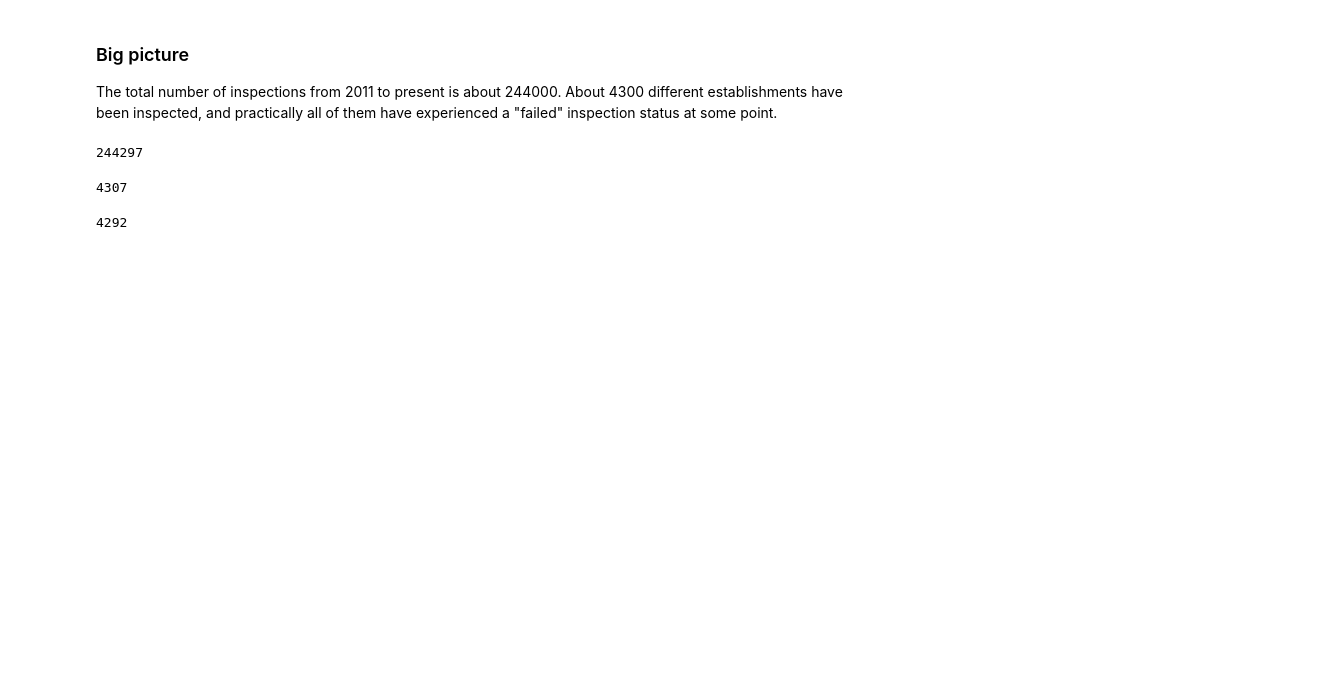
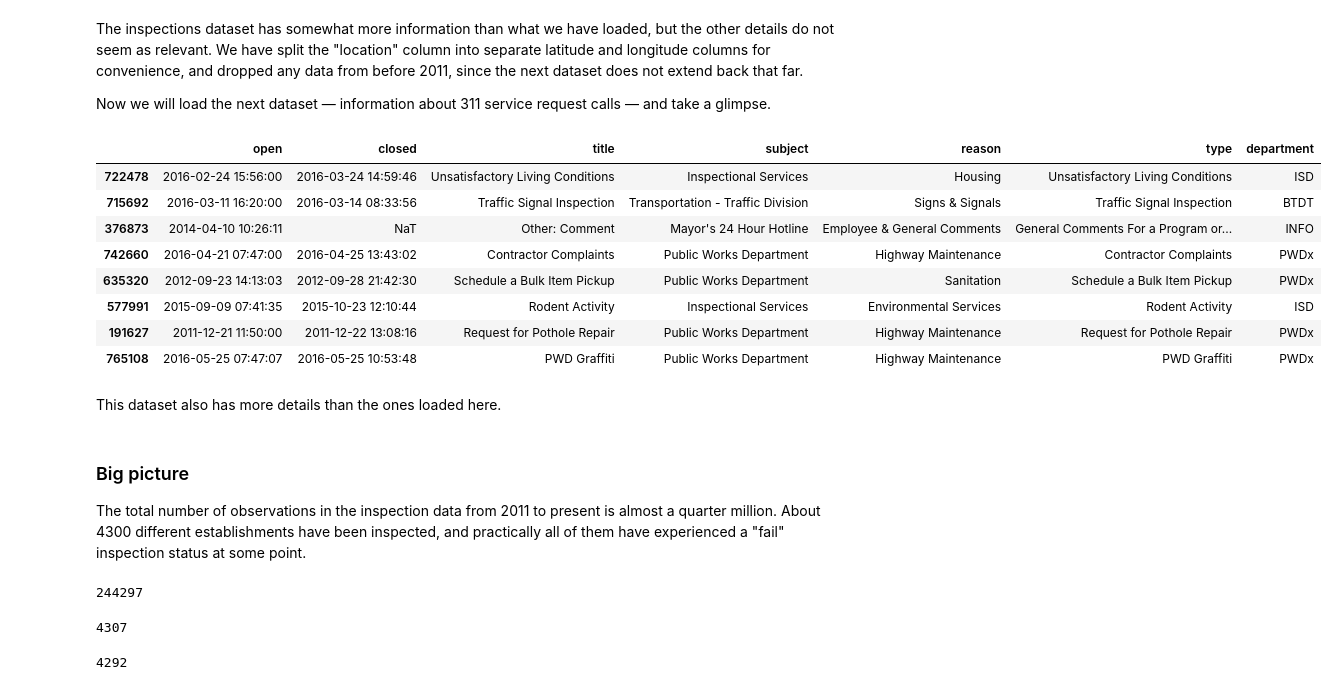
Before and after one commit to roywright/springboard, a Jupyter notebook: capstone/datastory.ipynb, the cells around one changed output. Drawn from its saved outputs; the diff is of its cells as text; code cells hidden in the pictures; blank space fills up the shorter version.

```diff
--- a/capstone/datastory.ipynb
+++ b/capstone/datastory.ipynb
@@ -30,20 +59,46 @@ inspections = inspections[inspections.violation_date >= '2011-01-01 00:00:00']
+# %% [markdown]
+The inspections dataset has somewhat more information than what we have loaded, but the other details do not seem as relevant. We have split the "location" column into separate latitude and longitude columns for convenience, and dropped any data from before 2011, since the next dataset does not extend back that far.
+
+Now we will load the next dataset &mdash; information about 311 service request calls &mdash; and take a glimpse.
 # %%
 services = pd.read_csv(
     'data/311__Service_Requests.csv',
     usecols = [
        'OPEN_DT', 'CLOSED_DT', 'CASE_STATUS', 'CLOSURE_REASON', 'CASE_TITLE', 'SUBJECT', 'REASON',
        'TYPE', 'Department', 'LATITUDE', 'LONGITUDE'
     ],
     parse_dates=['OPEN_DT', 'CLOSED_DT'],
     infer_datetime_format = True
 )
 services.columns = [
-       'open', 'closed', 'status', 'closure', 'title', 'subject', 'reason',
-       'type', 'department', 'latitude', 'longitude'
+    'open',         # date the complaint was registered
+    'closed',       # date the complaint was resolved
+    'status',       # open or closed
+    'closure',      # details of how the complaint was closed (NaN if open)
+    'title',        # description of the issue
+    'subject',      # category of the issue (e.g. public works, civil rights, animal control, etc.)
+    'reason',       # more specific category (often very similar to the "title")
+    'type',         # usually identical to the "title"
+    'department',   # usually an abbreviation of the "subject"
+    'latitude',
+    'longitude'
 ]
+services.sample(8)[['open', 'closed', 'title', 'subject', 'reason', 'type', 'department']]
+# %% [output]
+|  | open | closed | title | subject | reason | type | department |
+| 722478 | 2016-02-24 15:56:00 | 2016-03-24 14:59:46 | Unsatisfactory Living Conditions | Inspectional Services | Housing | Unsatisfactory Living Conditions | ISD |
+| 715692 | 2016-03-11 16:20:00 | 2016-03-14 08:33:56 | Traffic Signal Inspection | Transportation - Traffic Division | Signs & Signals | Traffic Signal Inspection | BTDT |
+| 376873 | 2014-04-10 10:26:11 | NaT | Other: Comment | Mayor's 24 Hour Hotline | Employee & General Comments | General Comments For a Program or... | INFO |
+| 742660 | 2016-04-21 07:47:00 | 2016-04-25 13:43:02 | Contractor Complaints | Public Works Department | Highway Maintenance | Contractor Complaints | PWDx |
+| 635320 | 2012-09-23 14:13:03 | 2012-09-28 21:42:30 | Schedule a Bulk Item Pickup | Public Works Department | Sanitation | Schedule a Bulk Item Pickup | PWDx |
+| 577991 | 2015-09-09 07:41:35 | 2015-10-23 12:10:44 | Rodent Activity | Inspectional Services | Environmental Services | Rodent Activity | ISD |
+| 191627 | 2011-12-21 11:50:00 | 2011-12-22 13:08:16 | Request for Pothole Repair | Public Works Department | Highway Maintenance | Request for Pothole Repair | PWDx |
+| 765108 | 2016-05-25 07:47:07 | 2016-05-25 10:53:48 | PWD Graffiti | Public Works Department | Highway Maintenance | PWD Graffiti | PWDx |
+# %% [markdown]
+This dataset also has more details than the ones loaded here.
 # %% [markdown]
 ### Big picture
-The total number of inspections from 2011 to present is about 244000. About 4300 different establishments have been inspected, and practically all of them have experienced a "failed" inspection status at some point.
+The total number of observations in the inspection data from 2011 to present is almost a quarter million. About 4300 different establishments have been inspected, and practically all of them have experienced a "fail" inspection status at some point.
 # %%
 len(inspections)
 # %% [output]
```
Also changed, not shown: parts of 16 cells of this notebook, 1 other file.
